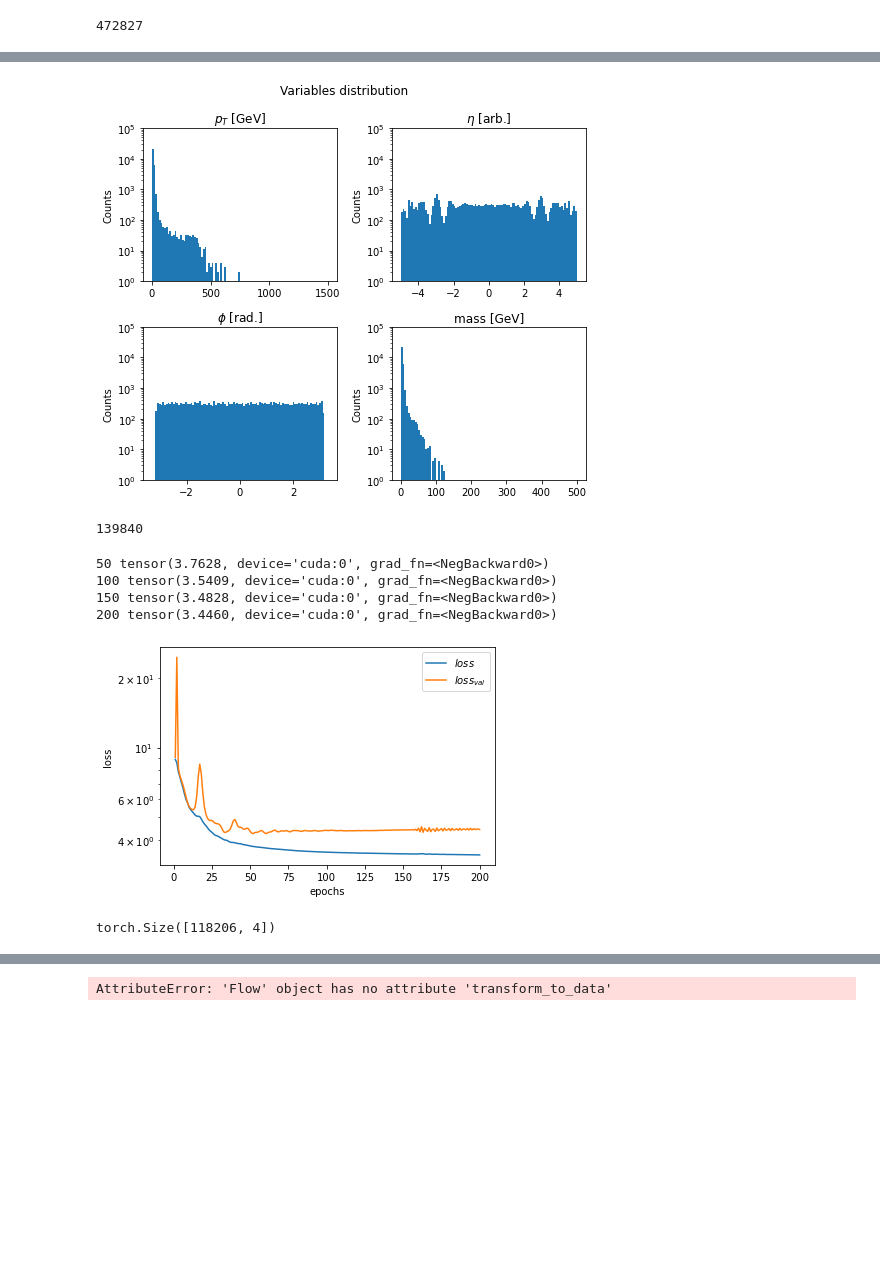
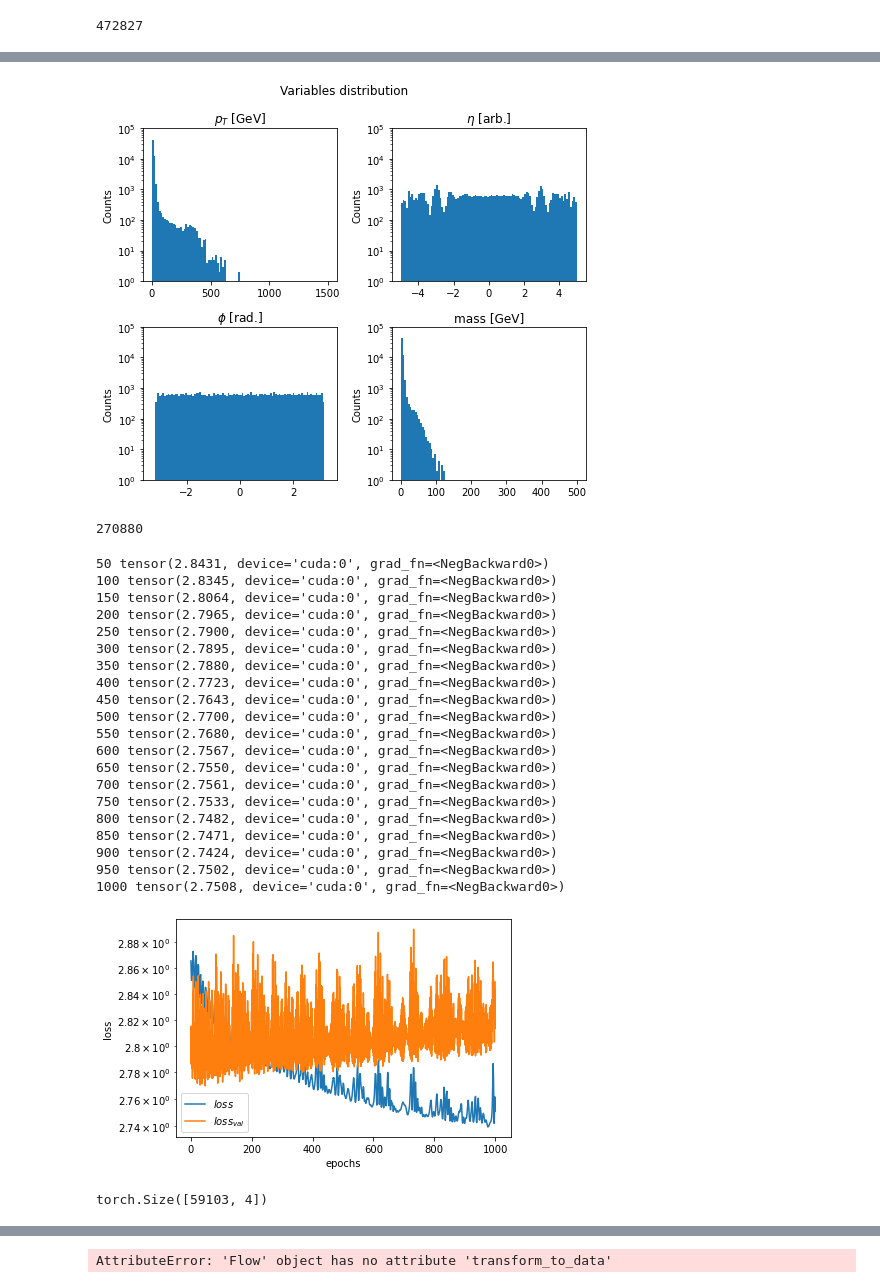
Before and after one commit to igordt/CMEPDA, a Jupyter notebook: Originale.ipynb, the cells around one changed output, grey strips where cells are left out. Drawn from its saved outputs; the diff is of its cells as text; code cells hidden in the pictures; blank space fills up the shorter version.

Commit message:
update random permutation in the trasforms

```diff
--- a/Originale.ipynb
+++ b/Originale.ipynb
@@ -87,7 +72,7 @@ print(L)
 472827
 # %%
 ###LOG SU 0 E 3,STD SU TUTTE E QUATTRO LE FEATURES E QUANTILE SU 1,2
-x = x[:int(L/4),:] #da mettere al massimo a 8 in colab
+x = x[:int(L/8),:] #da mettere al massimo a 8 in colab
 xval = xval[:len(x),:]
 
 num_features = 4
@@ -104,8 +89,8 @@ xtrval = np.copy(xval)
 
 
 xtr[:,0] = np.log(10 + x[:,0])
+xtr[:,3] = np.log(10 + x[:,3])
 xtrval[:,0] = np.log(10 + xval[:,0])
-xtr[:,3] = np.log(10 + x[:,3])
 xtrval[:,3] = np.log(10 + xval[:,3])
 
 scaler = preprocessing.StandardScaler().fit(xtr)
@@ -197,17 +182,18 @@ fig.tight_layout()
 plt.show()
 fig.savefig('figures/Variables_distribution.pdf',dpi=190)
 # %% [output]
-[figure, old version]
+[figure, new version]
 # %%
-num_iterations = 8 #andrà messo a 8 su colab
+num_iterations = 4 #andrà messo a 8 su colab
 num_features=4 #just for testing
 
 base_dist = StandardNormal(shape=[num_features])
 
 transforms = []
 for _ in range(num_iterations):
-  transforms.append(ReversePermutation(features=num_features))
-  transforms.append(MaskedAffineAutoregressiveTransform(features=num_features,hidden_features=64))
+  transforms.append(RandomPermutation(features=num_features))
+  #transforms.append(ReversePermutation(features=num_features))
+  transforms.append(MaskedAffineAutoregressiveTransform(features=num_features,hidden_features=128))
 
 transform = CompositeTransform(transforms)
 
@@ -218,50 +204,66 @@ optimizer = optim.Adam(flow.parameters())
 
 flow = flow.to('cuda')
 # %% [output]
-139840
+270880
 # %%
-num_iter = 200 #andrà messo a 10000 su colab
+num_iter = 1000 #andrà messo a 10000 su colab
 
 figloss=plt.figure()
 loss_values = []
 loss_validation = []
 for i in range(num_iter):
   optimizer.zero_grad()
   loss = -flow.log_prob(inputs=xt).mean()
   loss_val = -flow.log_prob(inputs=xval).mean()
   loss.backward()
   optimizer.step()
   loss_values.append(loss.cpu().detach().numpy())
   loss_validation.append(loss_val.cpu().detach().numpy())
   if (i+1) % 50 == 0:
     print(i+1,loss)
 
 plt.plot(range(1, num_iter+1), loss_values, label='$loss$')
 plt.plot(range(1, num_iter+1), loss_validation,label='$loss_{val}$')
 plt.xlabel('epochs')
 plt.ylabel('loss')
 plt.yscale('log')
 plt.legend()
 plt.show()
 figloss.savefig('figures/Loss_comparison.pdf',dpi=190)
 # %% [output]
-50 tensor(3.7628, device='cuda:0', grad_fn=<NegBackward0>)
-100 tensor(3.5409, device='cuda:0', grad_fn=<NegBackward0>)
-150 tensor(3.4828, device='cuda:0', grad_fn=<NegBackward0>)
-200 tensor(3.4460, device='cuda:0', grad_fn=<NegBackward0>)
+50 tensor(2.8431, device='cuda:0', grad_fn=<NegBackward0>)
+100 tensor(2.8345, device='cuda:0', grad_fn=<NegBackward0>)
+150 tensor(2.8064, device='cuda:0', grad_fn=<NegBackward0>)
+200 tensor(2.7965, device='cuda:0', grad_fn=<NegBackward0>)
+250 tensor(2.7900, device='cuda:0', grad_fn=<NegBackward0>)
+300 tensor(2.7895, device='cuda:0', grad_fn=<NegBackward0>)
+350 tensor(2.7880, device='cuda:0', grad_fn=<NegBackward0>)
+400 tensor(2.7723, device='cuda:0', grad_fn=<NegBackward0>)
+450 tensor(2.7643, device='cuda:0', grad_fn=<NegBackward0>)
+500 tensor(2.7700, device='cuda:0', grad_fn=<NegBackward0>)
+550 tensor(2.7680, device='cuda:0', grad_fn=<NegBackward0>)
+600 tensor(2.7567, device='cuda:0', grad_fn=<NegBackward0>)
+650 tensor(2.7550, device='cuda:0', grad_fn=<NegBackward0>)
+700 tensor(2.7561, device='cuda:0', grad_fn=<NegBackward0>)
+750 tensor(2.7533, device='cuda:0', grad_fn=<NegBackward0>)
+800 tensor(2.7482, device='cuda:0', grad_fn=<NegBackward0>)
+850 tensor(2.7471, device='cuda:0', grad_fn=<NegBackward0>)
+900 tensor(2.7424, device='cuda:0', grad_fn=<NegBackward0>)
+950 tensor(2.7502, device='cuda:0', grad_fn=<NegBackward0>)
+1000 tensor(2.7508, device='cuda:0', grad_fn=<NegBackward0>)
-[figure, old version]
+[figure, new version]
 # %%
 sample = flow.sample(int(len(x)))
 print(sample.shape)
 sample = sample.cpu().detach().numpy()
 
-sample[:,0:3] = quantile.inverse_transform(sample[:,0:3])
+sample[:,1:3] = quantile.inverse_transform(sample[:,1:3])
 sample = scaler.inverse_transform(sample)
 sample[:,0] = np.exp(sample[:,0]) - 10
 sample[:,3] = np.exp(sample[:,3]) - 10
 #function(data,range_log, range_std, range_quantile,direction)
 # %% [output]
-torch.Size([118206, 4])
+torch.Size([59103, 4])
 # %%
 fig,axs = plt.subplots(2, 2,figsize=(7,6))
 fig.suptitle("Variables distribution")
```
Also changed, not shown: parts of 5 cells of this notebook, 4 other files.
